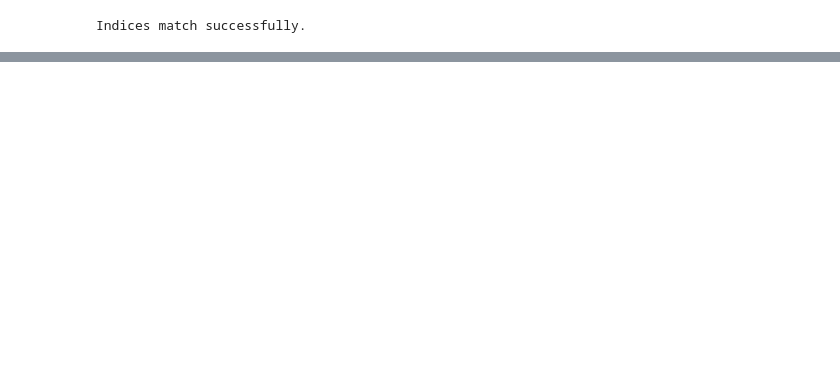
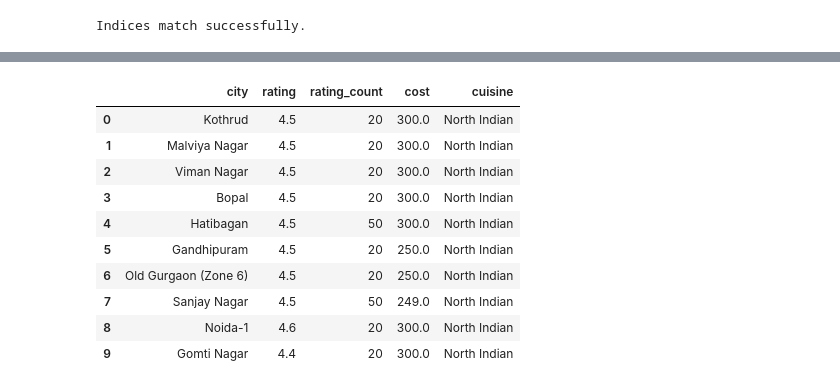
Before and after one commit to Shanchai-bit/Swiggy-s-Restaurant-Recommendation-System, a Jupyter notebook: swiggy.ipynb, the cells around one changed output, grey strips where cells are left out. Drawn from its saved outputs; the diff is of its cells as text; code cells hidden in the pictures; blank space fills up the shorter version.

```diff
--- a/swiggy.ipynb
+++ b/swiggy.ipynb
@@ -346,0 +319,37 @@ kmeans.predict(concat_df)
+# %%
+import numpy as np
+
+# Function to find the nearest cuisine using Euclidean distance
+def find_nearest_cuisine(query_cuisine, n=10):
+    # Extract query details
+    query_df = pd.DataFrame([query_cuisine])
+
+    # Transform query using the same preprocessing
+    transformed_query = preprocessor.transform(query_df)
+
+    # Compute Euclidean distances
+    distances = np.sqrt(np.sum((processed_data - transformed_query) ** 2, axis=1))
+
+    # Find the index of the closest match
+    nearest_idx = np.argsort(distances)[:n]
+
+    # Return the nearest cuisine's full details
+    return cleaned_df.iloc[nearest_idx]
+# %%
+result = find_nearest_cuisine(user)
+# %%
+result_df = pd.DataFrame(result)
+result_df.reset_index(drop=True, inplace=True)
+result_df
+# %% [output]
+|  | city | rating | rating_count | cost | cuisine |
+| 0 | Kothrud | 4.5 | 20 | 300.0 | North Indian |
+| 1 | Malviya Nagar | 4.5 | 20 | 300.0 | North Indian |
+| 2 | Viman Nagar | 4.5 | 20 | 300.0 | North Indian |
+| 3 | Bopal | 4.5 | 20 | 300.0 | North Indian |
+| 4 | Hatibagan | 4.5 | 50 | 300.0 | North Indian |
+| 5 | Gandhipuram | 4.5 | 20 | 250.0 | North Indian |
+| 6 | Old Gurgaon (Zone 6) | 4.5 | 20 | 250.0 | North Indian |
+| 7 | Sanjay Nagar | 4.5 | 50 | 249.0 | North Indian |
+| 8 | Noida-1 | 4.6 | 20 | 300.0 | North Indian |
+| 9 | Gomti Nagar | 4.4 | 20 | 300.0 | North Indian |
```
Also changed, not shown: parts of 23 cells of this notebook, 1 other file.
